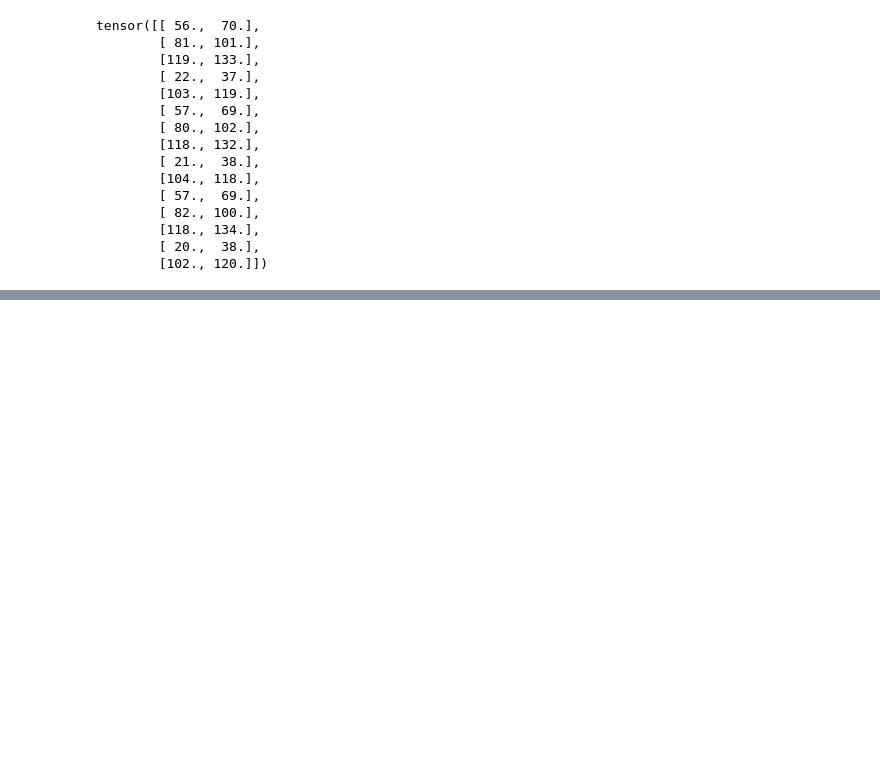
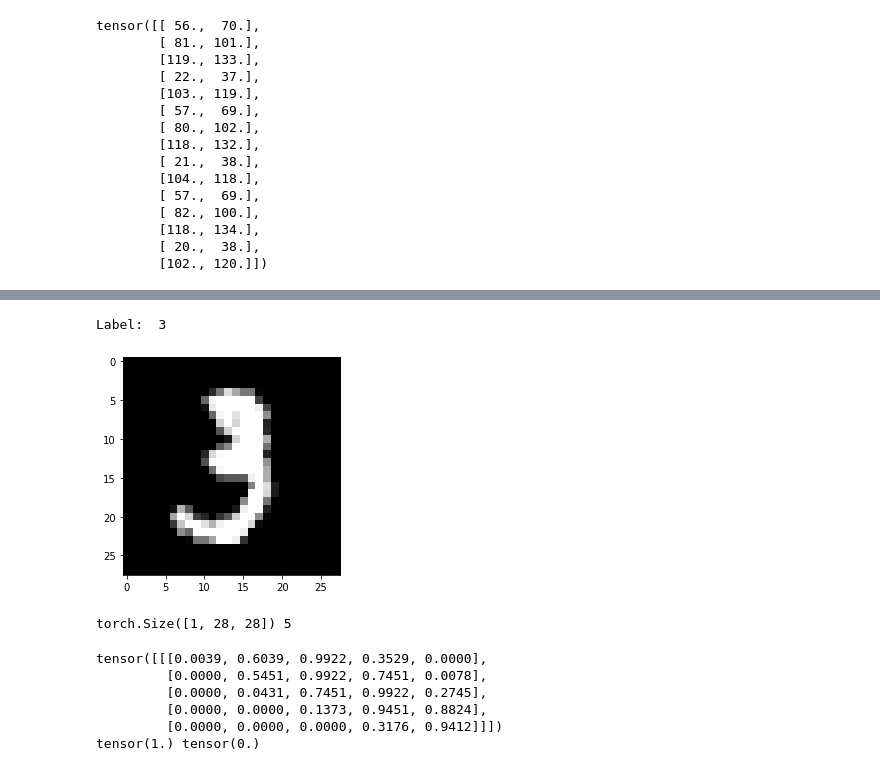
Before and after one commit to andresqb198/Pytorch, a Jupyter notebook: Pytorch Basics.ipynb, the cells around one changed output, grey strips where cells are left out. Drawn from its saved outputs; the diff is of its cells as text; code cells hidden in the pictures; blank space fills up the shorter version.

```diff
--- a/Pytorch Basics.ipynb
+++ b/Pytorch Basics.ipynb
@@ -547,0 +596,7 @@ tensor([[ 56.,  70.],
+# %%
+image, label =dataset[10]
+plt.imshow(image,cmap='gray')
+print('Label: ',label)
+# %% [output]
+Label:  3
+[figure, added]
@@ -547,0 +610,15 @@ tensor([[ 56.,  70.],
+# %%
+img_tensor, label = dataset[0]
+print(img_tensor.shape,label)
+# %% [output]
+torch.Size([1, 28, 28]) 5
+# %%
+print(img_tensor[:,10:15,10:15])
+print(torch.max(img_tensor),torch.min(img_tensor))
+# %% [output]
+tensor([[[0.0039, 0.6039, 0.9922, 0.3529, 0.0000],
+         [0.0000, 0.5451, 0.9922, 0.7451, 0.0078],
+         [0.0000, 0.0431, 0.7451, 0.9922, 0.2745],
+         [0.0000, 0.0000, 0.1373, 0.9451, 0.8824],
+         [0.0000, 0.0000, 0.0000, 0.3176, 0.9412]]])
+tensor(1.) tensor(0.)
```
Also changed, not shown: parts of 31 cells of this notebook.
